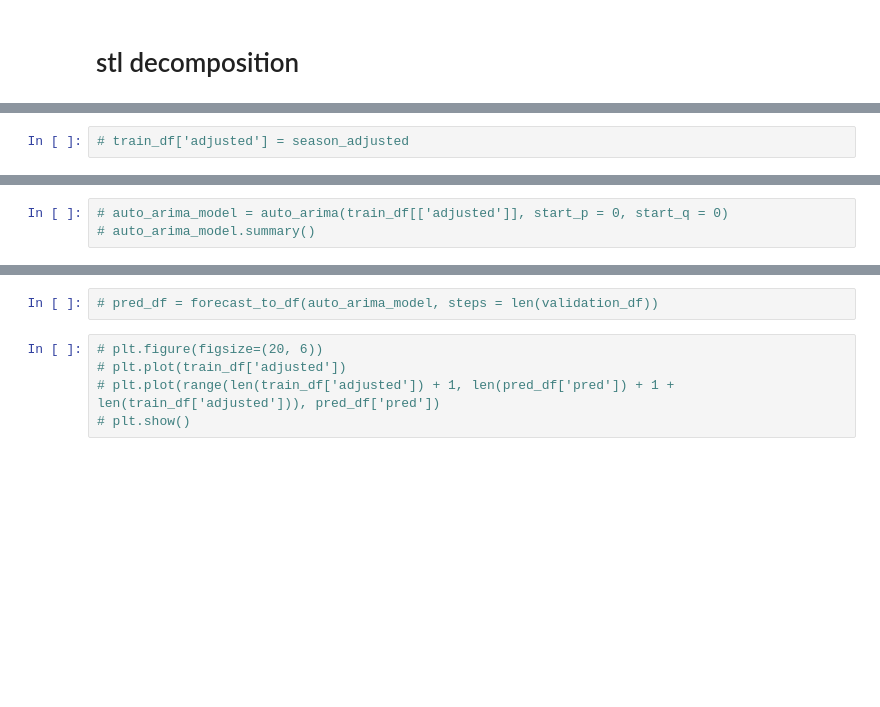
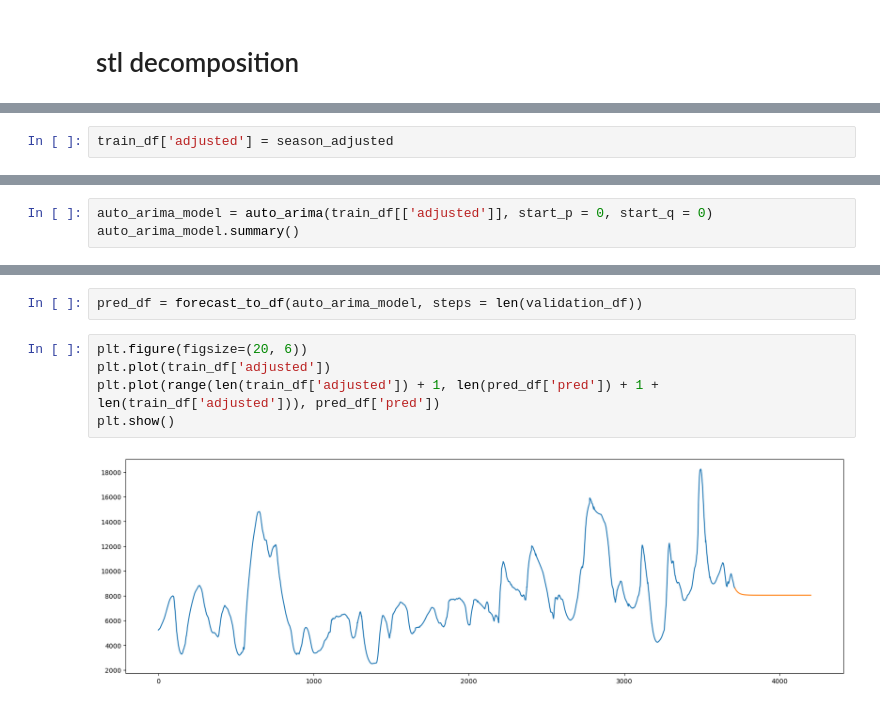
Before and after one commit to SS-Sid/Commodity_Forecasting, a Jupyter notebook: pipeline.ipynb, the cells around one changed output, grey strips where cells are left out. Drawn from its saved outputs; the diff is of its cells as text; blank space fills up the shorter version.

```diff
--- a/pipeline.ipynb
+++ b/pipeline.ipynb
@@ -927,3 +966,3 @@ plt.show()
 # %%
-# train_df['adjusted'] = season_adjusted
+train_df['adjusted'] = season_adjusted
 # %%
@@ -933,3 +972,3 @@ plt.show()
 # %%
-# auto_arima_model = auto_arima(train_df[['adjusted']], start_p = 0, start_q = 0)
-# auto_arima_model.summary()
+auto_arima_model = auto_arima(train_df[['adjusted']], start_p = 0, start_q = 0)
+auto_arima_model.summary()
@@ -936,8 +995,10 @@ plt.show()
 # %%
-# pred_df = forecast_to_df(auto_arima_model, steps = len(validation_df))
+pred_df = forecast_to_df(auto_arima_model, steps = len(validation_df))
 # %%
-# plt.figure(figsize=(20, 6))
-# plt.plot(train_df['adjusted'])
-# plt.plot(range(len(train_df['adjusted']) + 1, len(pred_df['pred']) + 1 + len(train_df['adjusted'])), pred_df['pred'])
-# plt.show()
+plt.figure(figsize=(20, 6))
+plt.plot(train_df['adjusted'])
+plt.plot(range(len(train_df['adjusted']) + 1, len(pred_df['pred']) + 1 + len(train_df['adjusted'])), pred_df['pred'])
+plt.show()
+# %% [output]
+[figure, added]
 # %%
```
Also changed, not shown: parts of 29 cells of this notebook, 2 other files.
